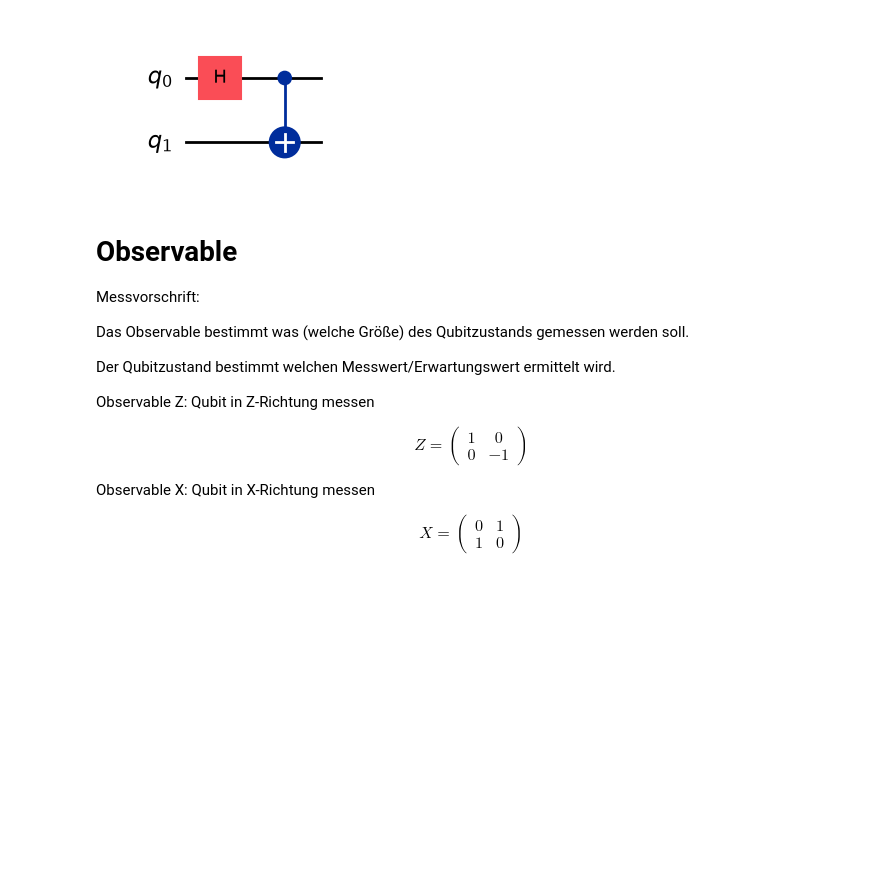
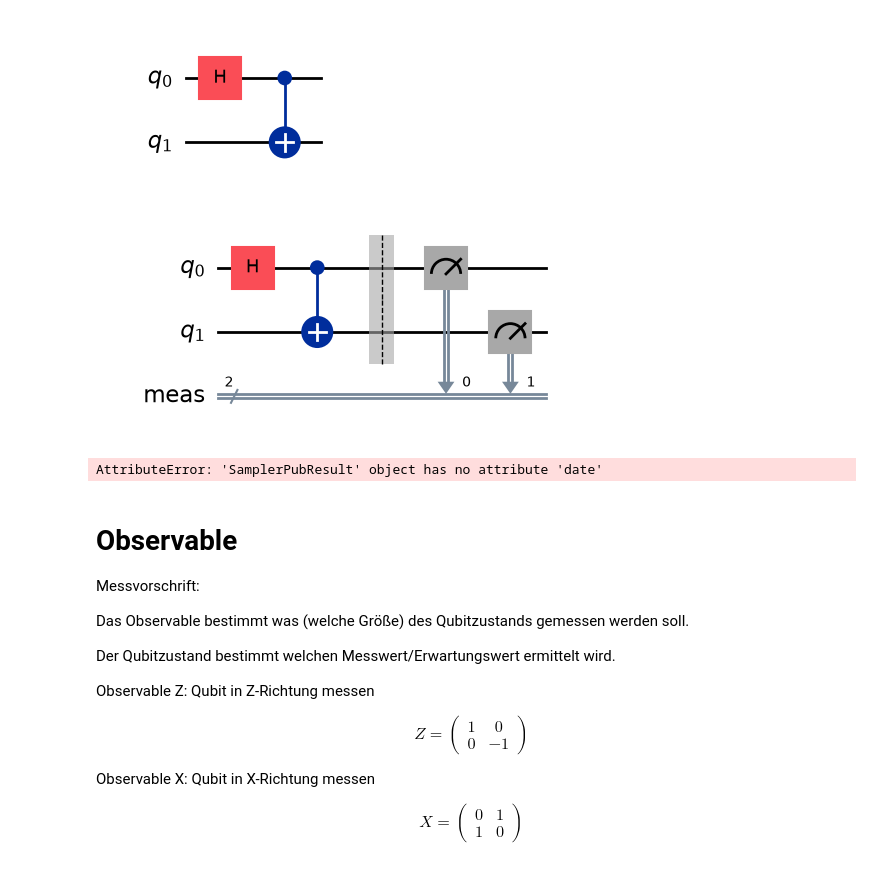
Before and after one commit to MelB18/EasyQuanten, a Jupyter notebook: ErsteSchritte.ipynb, the cells around one changed output. Cells and saved outputs as stored; diff of their text form; code cells hidden in the pictures; blank space fills up the shorter version.

```diff
--- a/ErsteSchritte.ipynb
+++ b/ErsteSchritte.ipynb
@@ -569,6 +569,29 @@ qc2.cx(0,1)
 qc2.draw(output='mpl')
 # %% [output]
 [figure]
+# %%
+qc2.measure_all()
+qc2.draw(output='mpl')
+# %% [output]
+[figure, added]
+# %%
+
+
+# Den Sampler initialisieren
+sampler = StatevectorSampler()
+
+# Den Job ausführen
+pub = (qc2,)
+job = sampler.run([pub])
+result = job.result()
+
+# 4. Ergebnis der ersten (und einzigen) Ausführung abrufen
+# 'get_counts()' liefert das vertraute Dictionary mit Bitstrings und deren Häufigkeit
+counts = result[0].date.meas.get_counts()
+
+print("Messergebnisse (Counts):", counts)
+# %% [output]
+AttributeError: 'SamplerPubResult' object has no attribute 'date'
 # %% [markdown]
 <a id="observable"></a>
 # Observable
```
